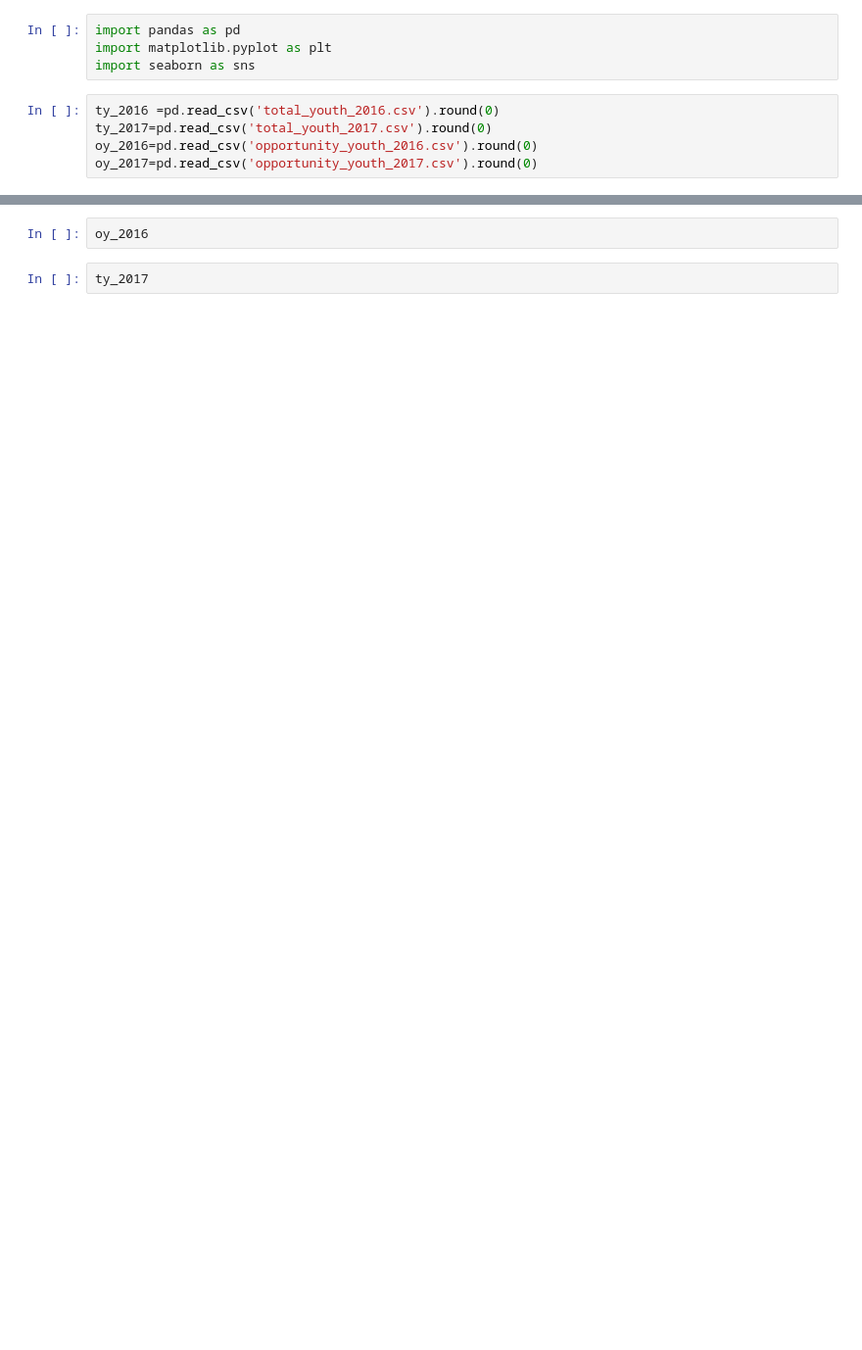
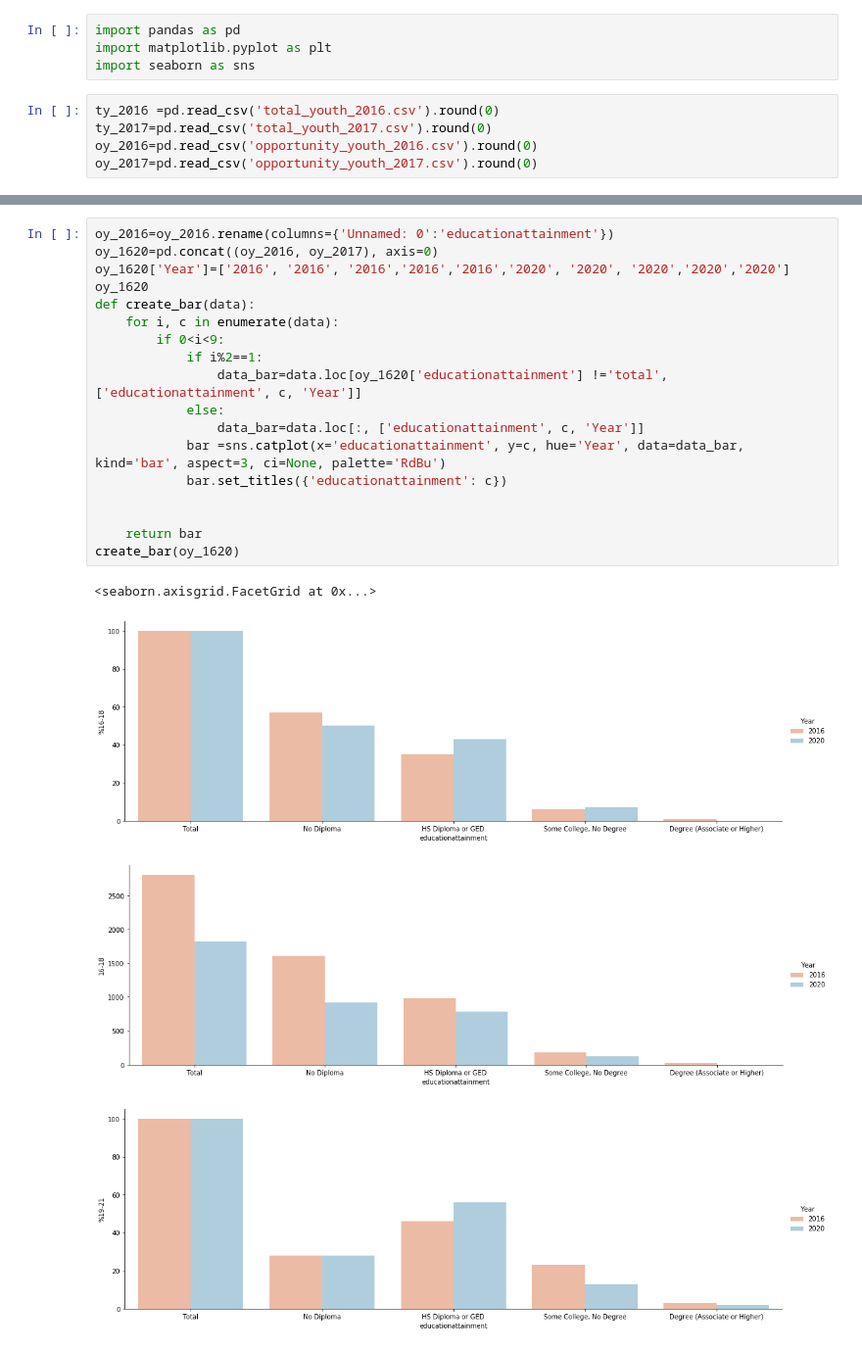
Before and after one commit to hmdev649/dsc-mod-1-project-seattle-ds, a Jupyter notebook: notebooks/exploratory/Visualization.ipynb, the cells around one changed output, grey strips where cells are left out. Shown: that part at 98% size. Drawn from its saved outputs; the diff is of its cells as text; blank space fills up the shorter version.

```diff
--- a/notebooks/exploratory/Visualization.ipynb
+++ b/notebooks/exploratory/Visualization.ipynb
@@ -55,4 +43,23 @@ AttributeError: 'AxesSubplot' object has no attribute 'sns'
-# %%
-oy_2016
-# %%
-ty_2017
+# %%
+oy_2016=oy_2016.rename(columns={'Unnamed: 0':'educationattainment'})
+oy_1620=pd.concat((oy_2016, oy_2017), axis=0)
+oy_1620['Year']=['2016', '2016', '2016','2016','2016','2020', '2020', '2020','2020','2020']
+oy_1620
+def create_bar(data):
+    for i, c in enumerate(data):
+        if 0<i<9:
+            if i%2==1:
+                data_bar=data.loc[oy_1620['educationattainment'] !='total', ['educationattainment', c, 'Year']]
+            else:
+                data_bar=data.loc[:, ['educationattainment', c, 'Year']]
+            bar =sns.catplot(x='educationattainment', y=c, hue='Year', data=data_bar, kind='bar', aspect=3, ci=None, palette='RdBu')
+            bar.set_titles({'educationattainment': c})
+
+
+    return bar
+create_bar(oy_1620)
+# %% [output]
+<seaborn.axisgrid.FacetGrid at 0x...>
+[figure, added]
+[figure, added]
+[figure, added]
```
Also changed, not shown: parts of 6 cells of this notebook, 1 other file.
